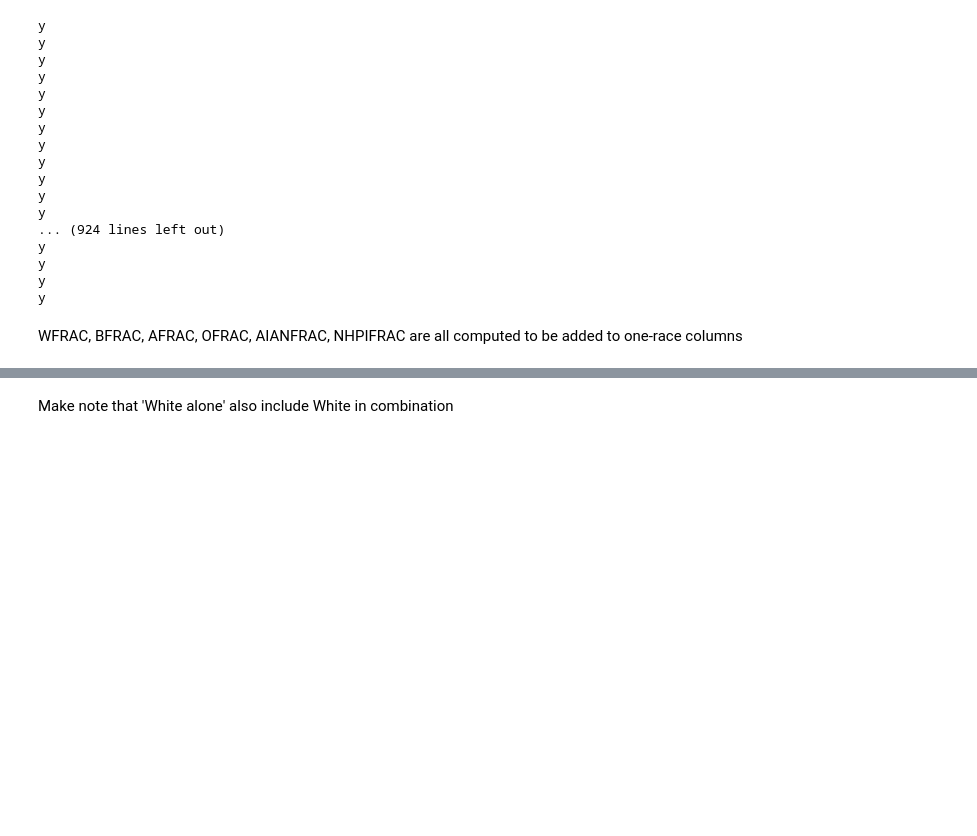
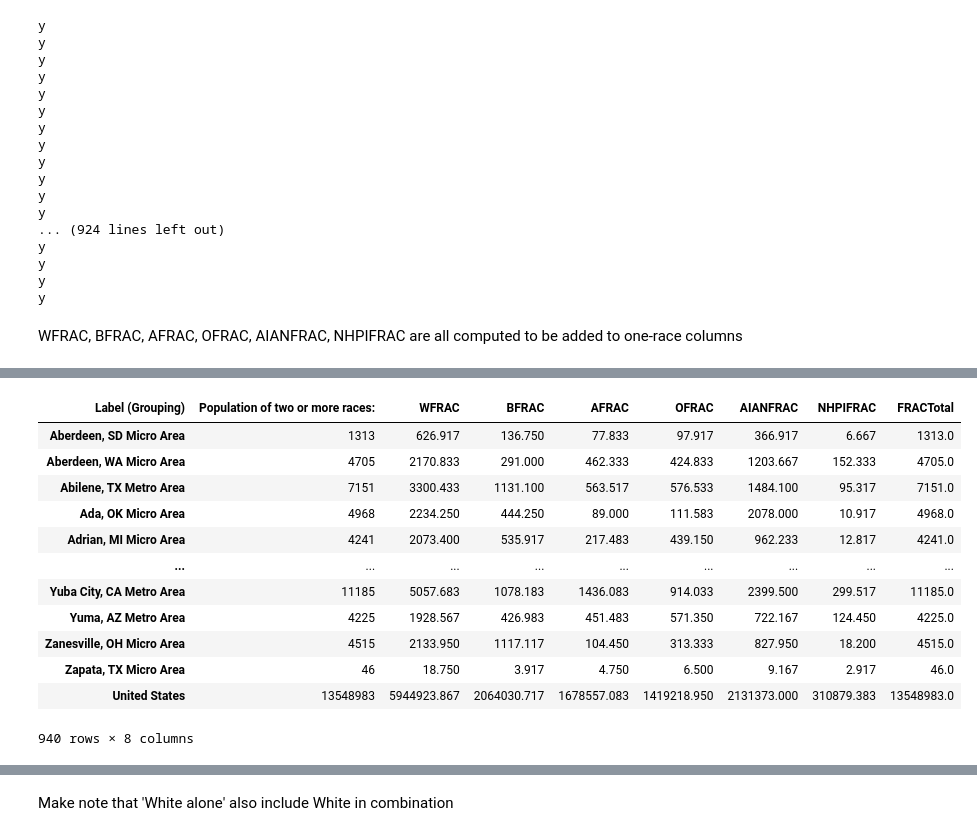
Before and after one commit to phebecarlson/Fatal-Police-Shootings-WaPo, a Jupyter notebook: R Metro-Micro Location Census Wrangling.ipynb, the cells around one changed output, grey strips where cells are left out. Drawn from its saved outputs; the diff is of its cells as text; code cells hidden in the pictures; blank space fills up the shorter version.

Commit message:
metro-micro census calculations done

```diff
--- a/R Metro-Micro Location Census Wrangling.ipynb
+++ b/R Metro-Micro Location Census Wrangling.ipynb
@@ -318,8 +296,6 @@ WFRAC, BFRAC, AFRAC, OFRAC, AIANFRAC, NHPIFRAC are all computed to be added to o
 full_multiracial_df[['WFRAC', 'BFRAC', 'AFRAC', 'OFRAC', 'AIANFRAC', 'NHPIFRAC']] = full_multiracial_df[['WFRAC', 'BFRAC', 'AFRAC', 'OFRAC', 'AIANFRAC', 'NHPIFRAC']].round(3)
 # %%
 multirace_mapped_fraction_df = full_multiracial_df[['Population of two or more races:', 'WFRAC', 'BFRAC', 'AFRAC', 'OFRAC', 'AIANFRAC', 'NHPIFRAC', 'FRACTotal']].copy()
-# %%
-multirace_mapped_fraction_df.rename(columns={'WFRAC':'W', 'BFRAC':'B', 'OFRAC': 'O', 'AFRAC':'A', 'AIANFRAC':'AIAN', 'NHPIFRAC':'NHPI'}, inplace=True)
 # %%
 multirace_mapped_fraction_df.info()
 # %% [output]
@@ -361,0 +330,16 @@ for index in completed_df.index:
+# %%
+multirace_mapped_fraction_df
+# %% [output]
+| Label (Grouping) | Population of two or more races: | WFRAC | BFRAC | AFRAC | OFRAC | AIANFRAC | NHPIFRAC | FRACTotal |
+| Aberdeen, SD Micro Area | 1313 | 626.917 | 136.750 | 77.833 | 97.917 | 366.917 | 6.667 | 1313.0 |
+| Aberdeen, WA Micro Area | 4705 | 2170.833 | 291.000 | 462.333 | 424.833 | 1203.667 | 152.333 | 4705.0 |
+| Abilene, TX Metro Area | 7151 | 3300.433 | 1131.100 | 563.517 | 576.533 | 1484.100 | 95.317 | 7151.0 |
+| Ada, OK Micro Area | 4968 | 2234.250 | 444.250 | 89.000 | 111.583 | 2078.000 | 10.917 | 4968.0 |
+| Adrian, MI Micro Area | 4241 | 2073.400 | 535.917 | 217.483 | 439.150 | 962.233 | 12.817 | 4241.0 |
+| ... | ... | ... | ... | ... | ... | ... | ... | ... |
+| Yuba City, CA Metro Area | 11185 | 5057.683 | 1078.183 | 1436.083 | 914.033 | 2399.500 | 299.517 | 11185.0 |
+| Yuma, AZ Metro Area | 4225 | 1928.567 | 426.983 | 451.483 | 571.350 | 722.167 | 124.450 | 4225.0 |
+| Zanesville, OH Micro Area | 4515 | 2133.950 | 1117.117 | 104.450 | 313.333 | 827.950 | 18.200 | 4515.0 |
+| Zapata, TX Micro Area | 46 | 18.750 | 3.917 | 4.750 | 6.500 | 9.167 | 2.917 | 46.0 |
+| United States | 13548983 | 5944923.867 | 2064030.717 | 1678557.083 | 1419218.950 | 2131373.000 | 310879.383 | 13548983.0 |
+940 rows × 8 columns
```
Also changed, not shown: parts of 19 cells of this notebook, 2 other files.
